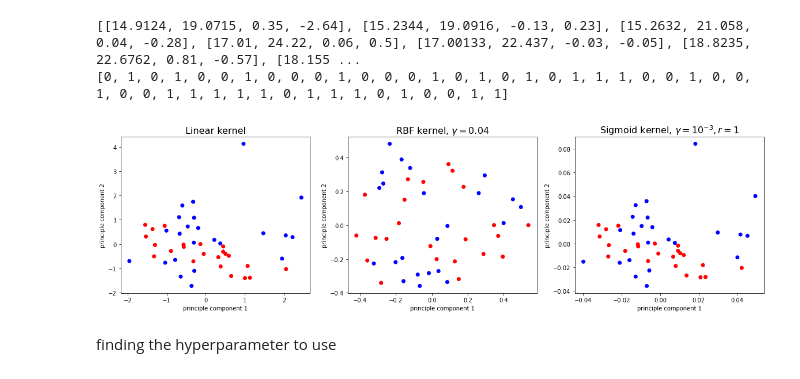
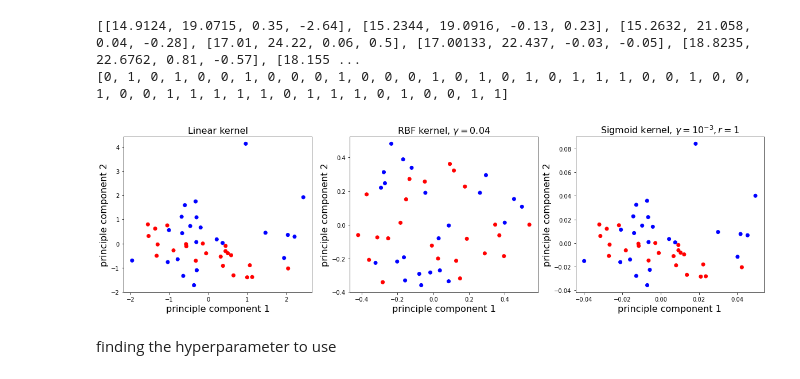
Before and after one commit to jimmylihui/project, a Jupyter notebook: Untitled.ipynb, the cells around one changed output. Cells and saved outputs as stored; diff of their text form; code cells hidden in the pictures.

```diff
--- a/Untitled.ipynb
+++ b/Untitled.ipynb
@@ -202,28 +202,28 @@ sig_pca = KernelPCA(n_components = 2, kernel="sigmoid", gamma=0.001, coef0=1, fi
 # %%
 import matplotlib
 import matplotlib.pyplot as plt
 
 
 
 #loop over methods and plot the projection of the Swiss roll
 plt.figure(figsize=(20, 5))
 plt.xlabel("principle component 1")
 plt.ylabel("principle component 2")
 plt.title("visualization of data with PCA information")
 for subplot, pca, title in ((131, lin_pca, "Linear kernel"), #plot datas after applying linear kernel, RBF kernel and sigmoid kernel
                             (132, rbf_pca, "RBF kernel, $\gamma=0.04$"),
                             (133, sig_pca, "Sigmoid kernel, $\gamma=10^{-3}, r=1$")):
     X_reduced = pca.fit_transform(zone1_values)
     if subplot == 132:
         X_reduced_rbf = X_reduced
 
     plt.subplot(subplot), plt.title(title, fontsize=14)
     plt.scatter(X_reduced[:, 0], X_reduced[:, 1], c=colormap[zone1_tag])
-    plt.xlabel("principle component 1")
-    plt.ylabel("principle component 2")
+    plt.xlabel("principle component 1",fontsize=16)
+    plt.ylabel("principle component 2",fontsize=16)
     plt.title(format(title), fontsize=16)
 # %% [output]
-[figure, old version]
+[figure, new version]
 # %% [markdown]
 finding the hyperparameter to use
 # %%
```
Also changed, not shown: parts of 8 cells of this notebook.
